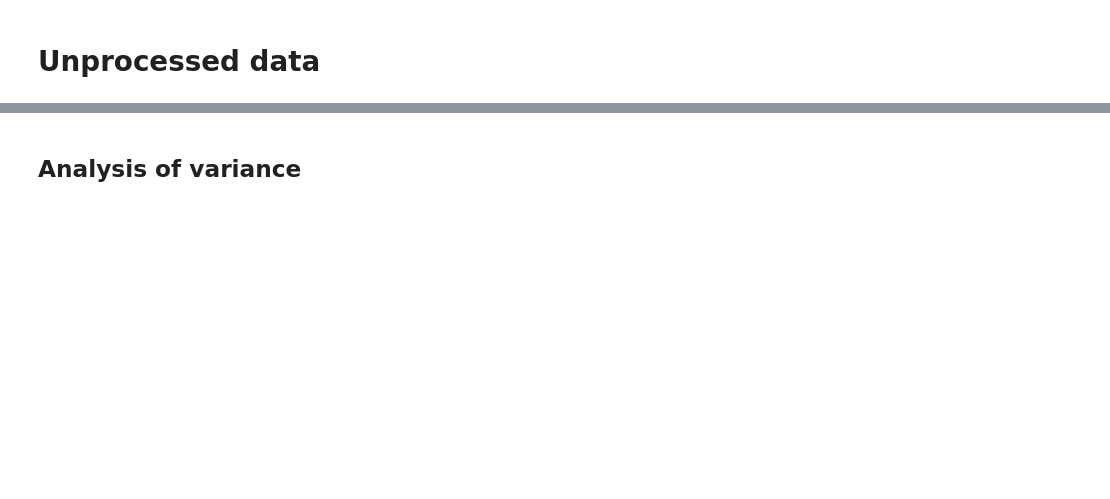
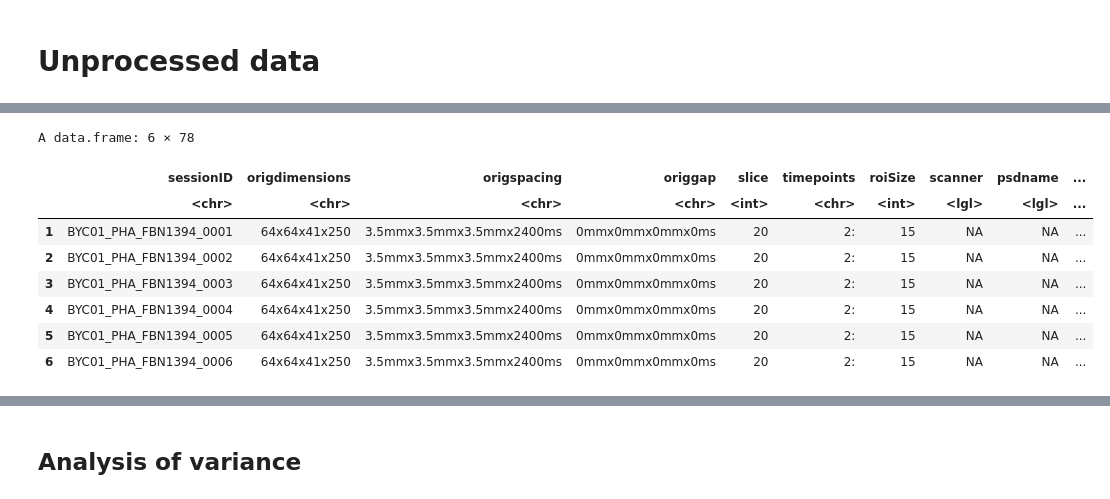
Before and after one commit to araskay/phantomQA, a Jupyter notebook: PhantomQA_analysis.ipynb, the cells around one changed output, grey strips where cells are left out. Drawn from its saved outputs; the diff is of its cells as text; code cells hidden in the pictures; blank space fills up the shorter version.

Commit message:
lmm and effect size analyses

```diff
--- a/PhantomQA_analysis.ipynb
+++ b/PhantomQA_analysis.ipynb
@@ -76,7 +106,26 @@ The following object is masked from ‘package:graphics’:
+# %%
+reorder_sites <- function(data){
+    # reoder sites for plotting
+
+    data$site <- factor(
+        data$site,
+        levels = c("CAM", "MCM", "SBH", "TWH", "UCA", "BYC", "WEU", "QNS", "TOH", "UTO", "SMH", "TBR", "UBC")
+    )
+
+    # sort by site
+    data <- data[order(data$site),]
+
+    # make sessionID an ordered factor so that ggplot does not sort it
+    data$sessionID <- factor(data$sessionID, levels = data$sessionID)
+
+    return(data)
+}
 # %% [markdown]
 # Unprocessed data
 # %%
-setwd("/content/phantomQA_data/detrend_fit")
+source("/Users/Aras/projects/phantomqa/phantomQA/plotting.R")
+
+setwd("/Users/Aras/projects/phantomqa/phantomQA_data/detrend_fit")
 
 acf_file <- "acfFWHM.csv"
 fbirnQA_file <- "subjects_fbirnQA.csv"
@@ -85,23 +134,26 @@ spotfire_file <- "../fBIRN_MR_QA_20180820.csv"
 acf_rem_suffix <- '_3dDetrend'
 fbirn_rem_suffix <- ''
 
-data <- get_data(acfFWHM_file = acf_file, fbirnQA_file = fbirnQA_file, spotfire_file = spotfire_file,
+data_unproc <- get_data(acfFWHM_file = acf_file, fbirnQA_file = fbirnQA_file, spotfire_file = spotfire_file,
                  acf_rem_suffix = acf_rem_suffix, fbirn_rem_suffix = fbirn_rem_suffix)
 
-write.csv(data, file = "data_clean.csv")
+data_unproc <- reorder_sites(data_unproc)
+
+
+write.csv(data_unproc, file = "data_clean.csv")
 
 plot_title <- 'detrend_fit'
 
 # detect anomalies based on physical quantities of fwhm
 sites <- c("BYC", "CAM", "MCM", "QNS", "SBH", "TBR", "SMH", "TOH", "TWH", "UBC", "UCA", "UTO", "WEU")
 
-res <- acf_analysis(data = data,
+res_unproc <- acf_analysis(data = data_unproc,
                     plot_title = plot_title,
                     show.pca.varaxes = T,
                     show.pca.timecourse = T,
                     save_png = T,
                     pca.var_axes_separate = F,
-                    pca.return_plotly = T, # turn off for better labeling of variable axes using ggrepel
+                    pca.return_plotly = F, # turn off for better labeling of variable axes using ggrepel
                     anom_coef = 10)
 # %% [output]
 Total of  667  ACF sessions read.
@@ -214,5 +234,15 @@ Valid attributes include:
-# %%
-data_unproc <- data
+# %%
+head(data_unproc)
+# %% [output]
+A data.frame: 6 × 78
+|  | sessionID | origdimensions | origspacing | origgap | slice | timepoints | roiSize | scanner | psdname | ... |
+|  | <chr> | <chr> | <chr> | <chr> | <int> | <chr> | <int> | <lgl> | <lgl> | ... |
+| 1 | BYC01_PHA_FBN1394_0001 | 64x64x41x250 | 3.5mmx3.5mmx3.5mmx2400ms | 0mmx0mmx0mmx0ms | 20 | 2: | 15 | NA | NA | ... |
+| 2 | BYC01_PHA_FBN1394_0002 | 64x64x41x250 | 3.5mmx3.5mmx3.5mmx2400ms | 0mmx0mmx0mmx0ms | 20 | 2: | 15 | NA | NA | ... |
+| 3 | BYC01_PHA_FBN1394_0003 | 64x64x41x250 | 3.5mmx3.5mmx3.5mmx2400ms | 0mmx0mmx0mmx0ms | 20 | 2: | 15 | NA | NA | ... |
+| 4 | BYC01_PHA_FBN1394_0004 | 64x64x41x250 | 3.5mmx3.5mmx3.5mmx2400ms | 0mmx0mmx0mmx0ms | 20 | 2: | 15 | NA | NA | ... |
+| 5 | BYC01_PHA_FBN1394_0005 | 64x64x41x250 | 3.5mmx3.5mmx3.5mmx2400ms | 0mmx0mmx0mmx0ms | 20 | 2: | 15 | NA | NA | ... |
+| 6 | BYC01_PHA_FBN1394_0006 | 64x64x41x250 | 3.5mmx3.5mmx3.5mmx2400ms | 0mmx0mmx0mmx0ms | 20 | 2: | 15 | NA | NA | ... |
 # %%
 p <- res$plots$all_data$fwhm_barplot$p_FWHM
 # %%
```
Also changed, not shown: parts of 47 cells of this notebook, 2 other files.
